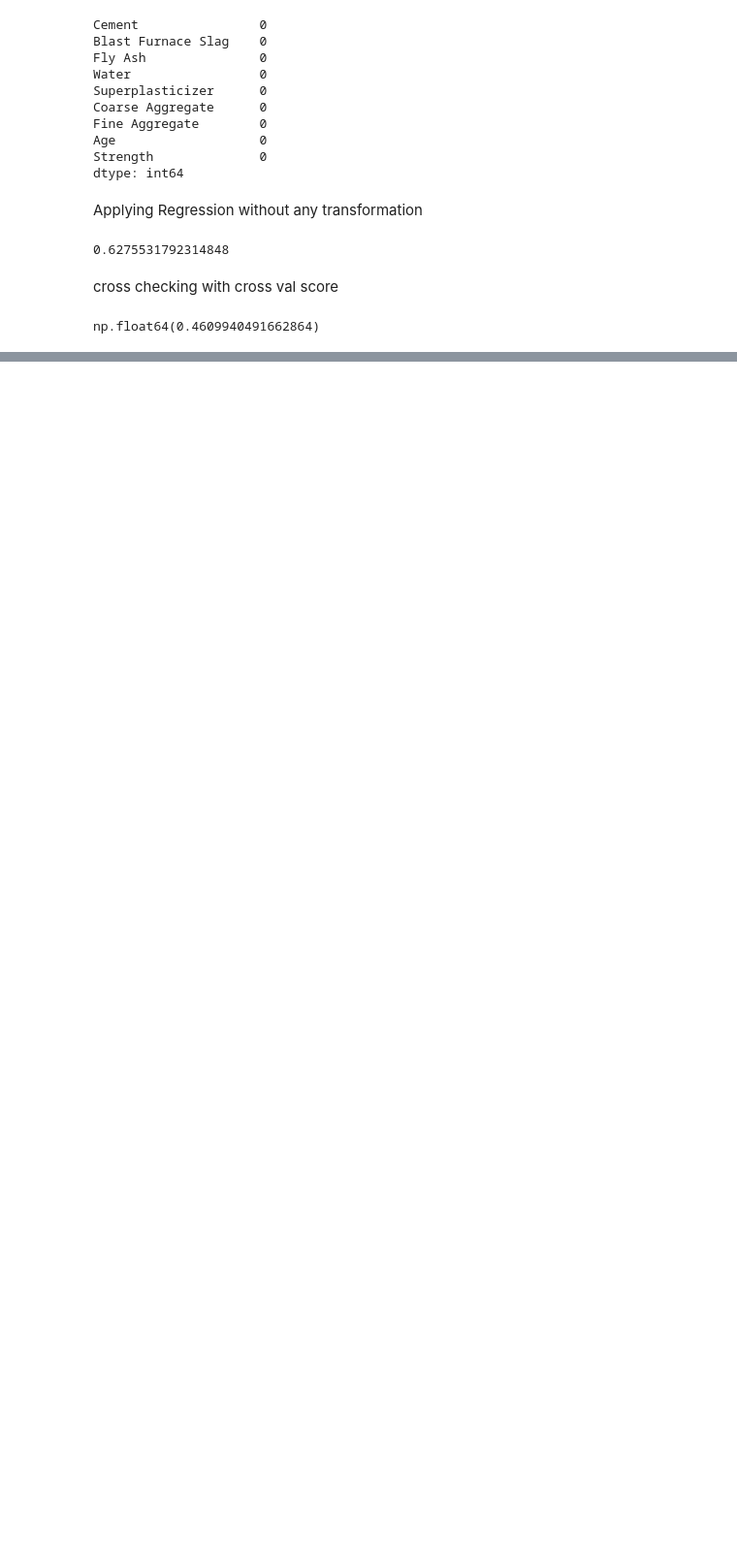
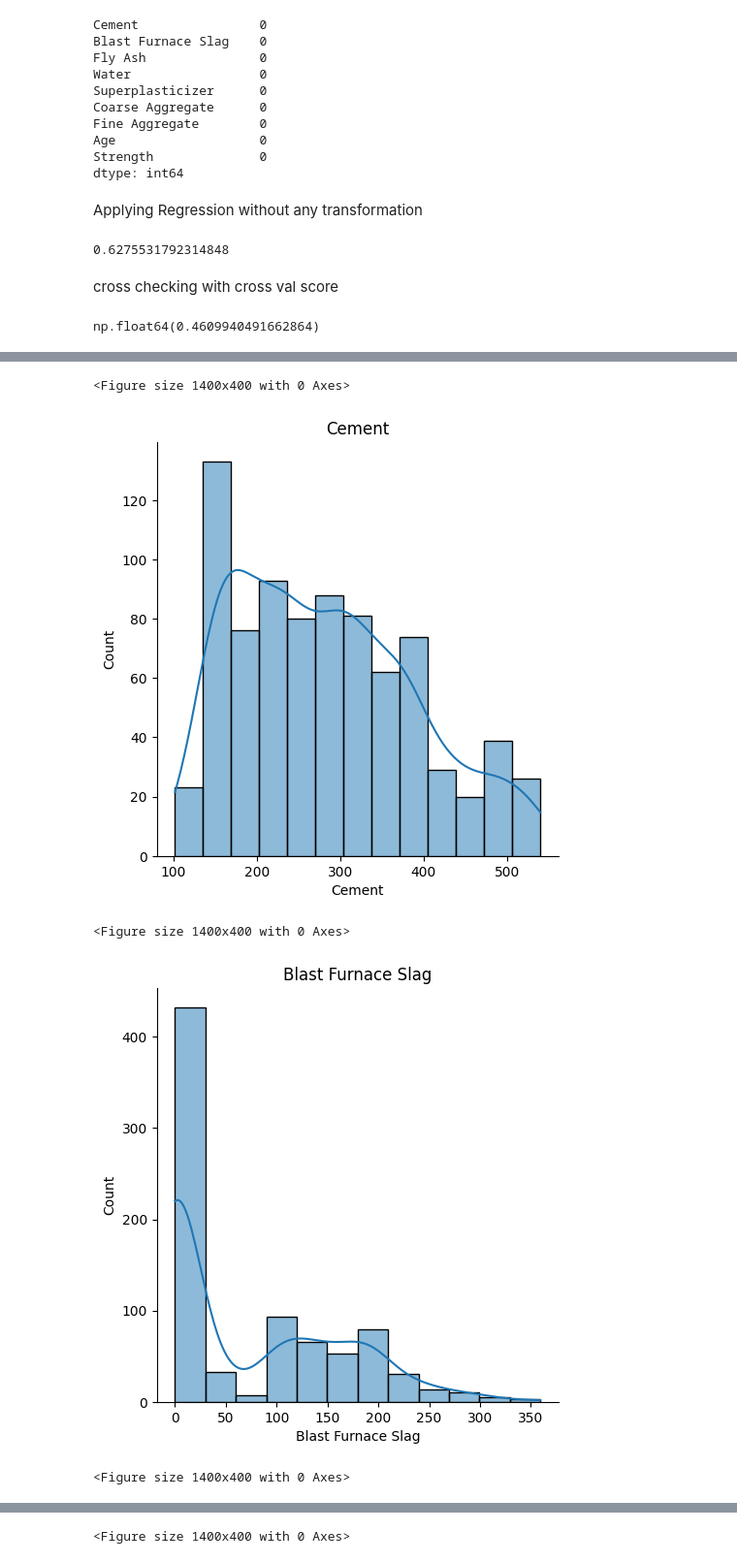
Before and after one commit to Ritusikarwar/ML_Practice, a Jupyter notebook: box-cox.ipynb, the cells around one changed output, grey strips where cells are left out. Shown at 97% size. Cells and saved outputs as stored; diff of their text form; code cells hidden in the pictures; blank space fills up the shorter version.

```diff
--- a/box-cox.ipynb
+++ b/box-cox.ipynb
@@ -53,0 +56,12 @@ np.float64(0.4609940491662864)
+# %%
+for col in x_train.columns:
+    plt.figure(figsize=(14,4))
+    sns.displot(x_train[col],kde=True)
+    plt.title(col)
+    plt.show()
+# %% [output]
+<Figure size 1400x400 with 0 Axes>
+[figure, added]
+<Figure size 1400x400 with 0 Axes>
+[figure, added]
+<Figure size 1400x400 with 0 Axes>
@@ -53,0 +69 @@ np.float64(0.4609940491662864)
+<Figure size 1400x400 with 0 Axes>
```
Also changed, not shown: parts of 2 cells of this notebook.
